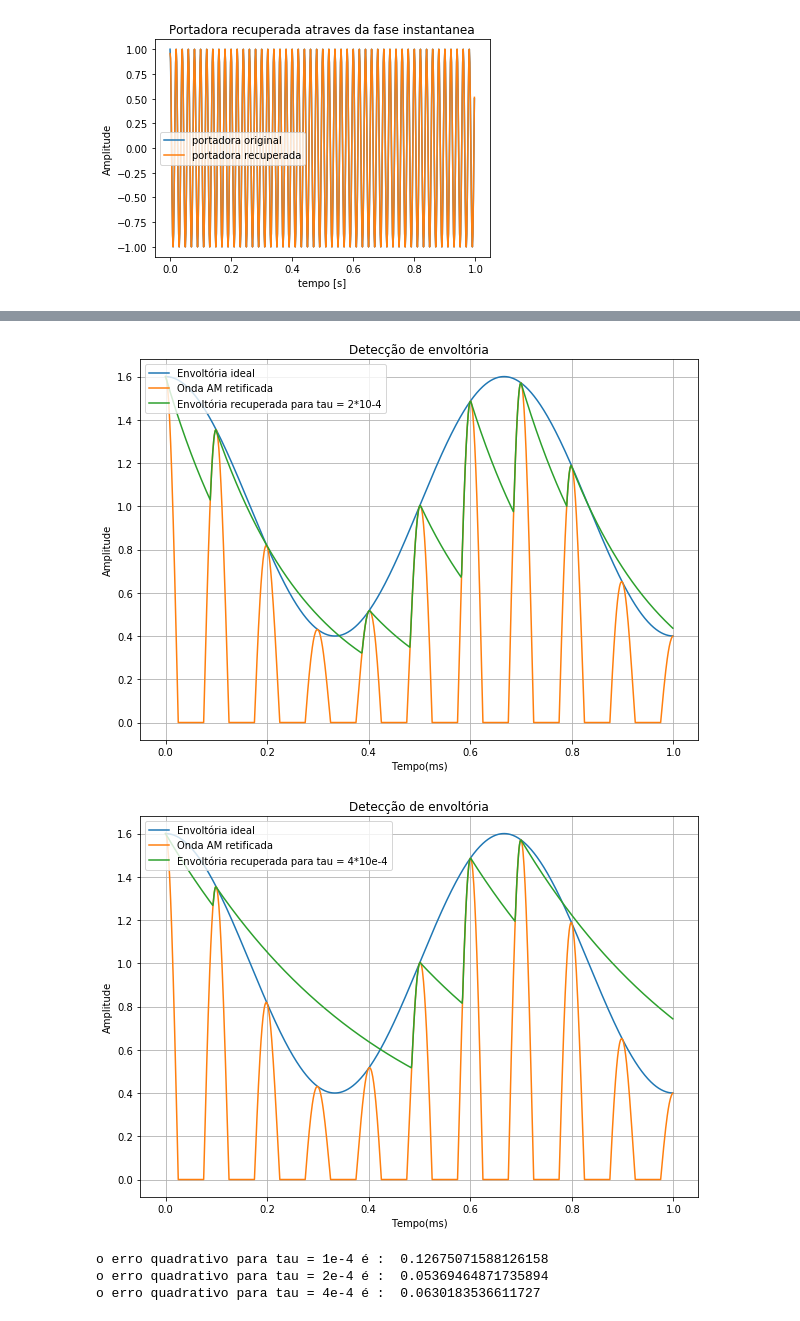
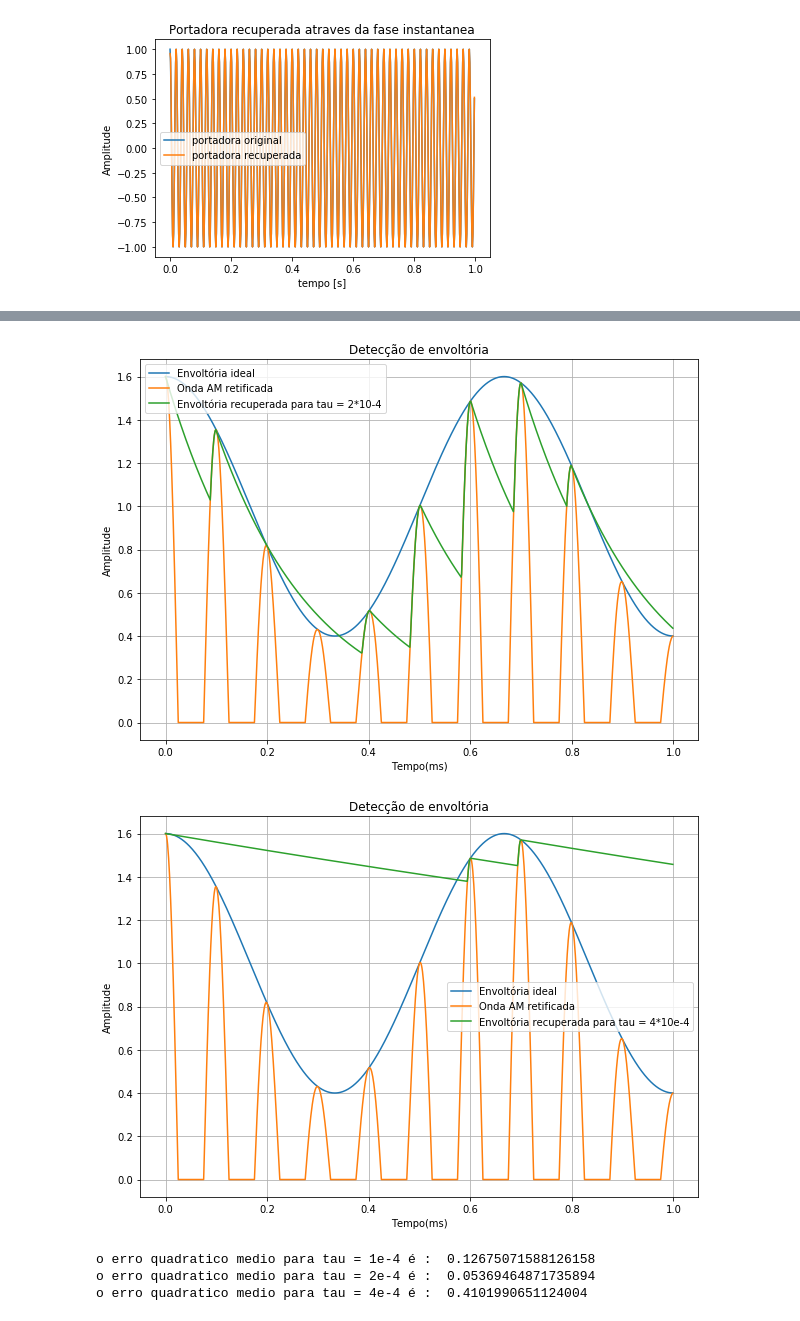
Before and after one commit to jpmarques-13/JoaoPaulo_dco2004, a Jupyter notebook: pratica5/handson5.ipynb, the cells around one changed output, grey strips where cells are left out. Cells and saved outputs as stored; diff of their text form; code cells hidden in the pictures.

```diff
--- a/pratica5/handson5.ipynb
+++ b/pratica5/handson5.ipynb
@@ -93,7 +93,9 @@ x_env1 = np.zeros(len(x_AM))
 x_env2 = np.zeros(len(x_AM))
 x_env3 = np.zeros(len(x_AM))
 Ns = len(x_AM)
-out = -1
+out1 = -1
+out2 = -1
+out3 = -1
 for i in range(Ns):
     inp = x_AM[i]
     if inp>=out1:
@@ -170,8 +172,8 @@ print('o erro quadratico medio para tau = 4e-4 é : ',erroQuad3)
-[figure, old version]
+[figure, new version]
-[figure, old version]
+[figure, new version]
-o erro quadrativo para tau = 1e-4 é :  0.12675071588126158
-o erro quadrativo para tau = 2e-4 é :  0.05369464871735894
-o erro quadrativo para tau = 4e-4 é :  0.0630183536611727
+o erro quadratico medio para tau = 1e-4 é :  0.12675071588126158
+o erro quadratico medio para tau = 2e-4 é :  0.05369464871735894
+o erro quadratico medio para tau = 4e-4 é :  0.4101990651124004
 # %%
 
 
```
Also changed, not shown: parts of 2 cells of this notebook, 1 other file.
